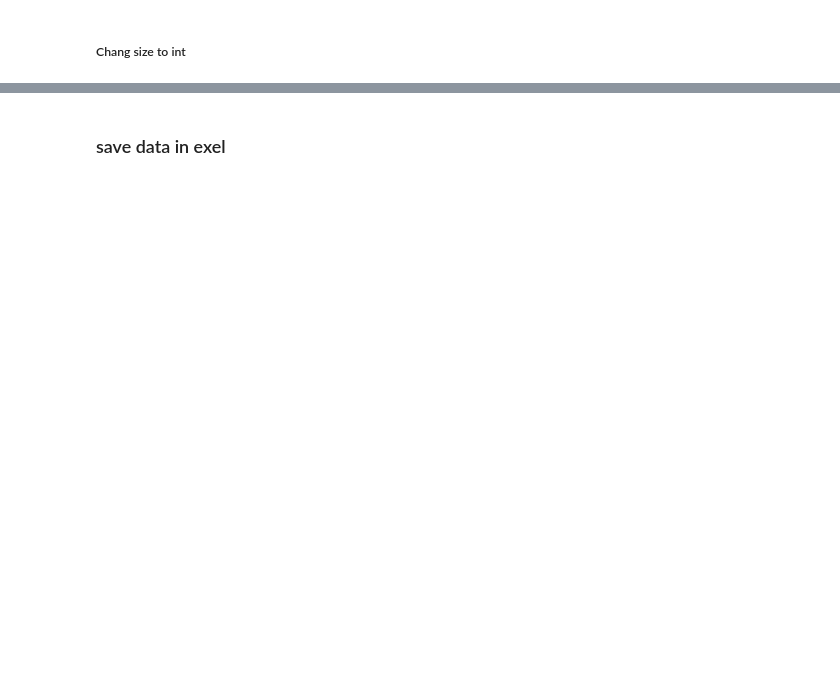
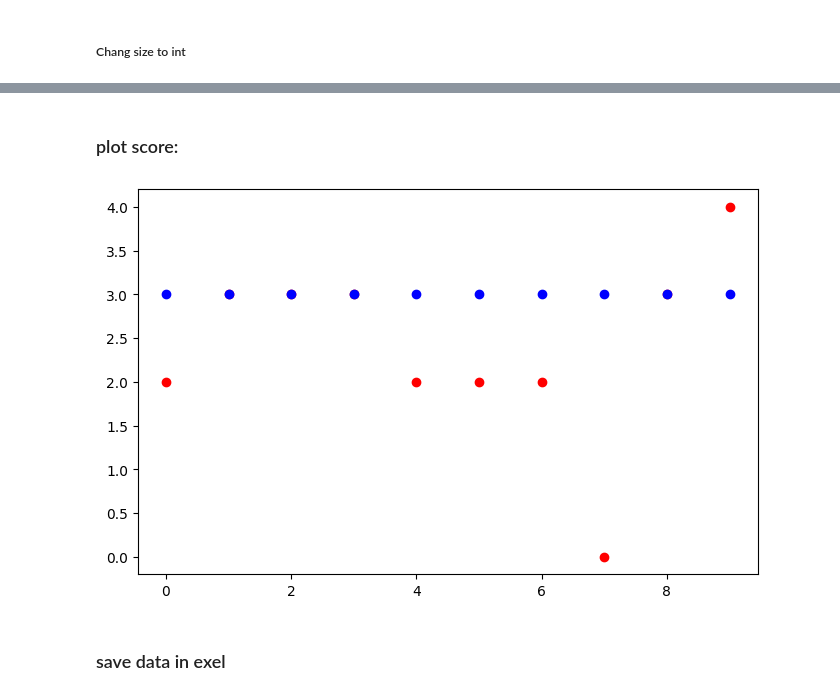
Before and after one commit to MrShotgun1182/Coffe_data_set, a Jupyter notebook: analysis.ipynb, the cells around one changed output, grey strips where cells are left out. Cells and saved outputs as stored; diff of their text form; code cells hidden in the pictures; blank space fills up the shorter version.

```diff
--- a/analysis.ipynb
+++ b/analysis.ipynb
@@ -42,0 +98,5 @@ plt.show()
+# %%
+from sklearn.naive_bayes import GaussianNB
+model = GaussianNB()
+model.fit(x_train, y_trean)
+pred = model.predict(x_test)
@@ -43,3 +128,15 @@ plt.show()
+# %% [markdown]
+### plot score:
+# %%
+import matplotlib.pyplot as plt
+import numpy as np
+
+plt.figure(figsize=(8,5))
+plt.scatter(range(10), y_test[:10], color='red', marker='o', label='مقدار واقعی')
+plt.scatter(range(10), pred[:10], color='blue', marker='o', label='مقدار واقعی')
+plt.show()
+# %% [output]
+[figure, added]
 # %% [markdown]
 ### save data in exel
 # %%
```
Also changed, not shown: parts of 12 cells of this notebook, 1 other file.
